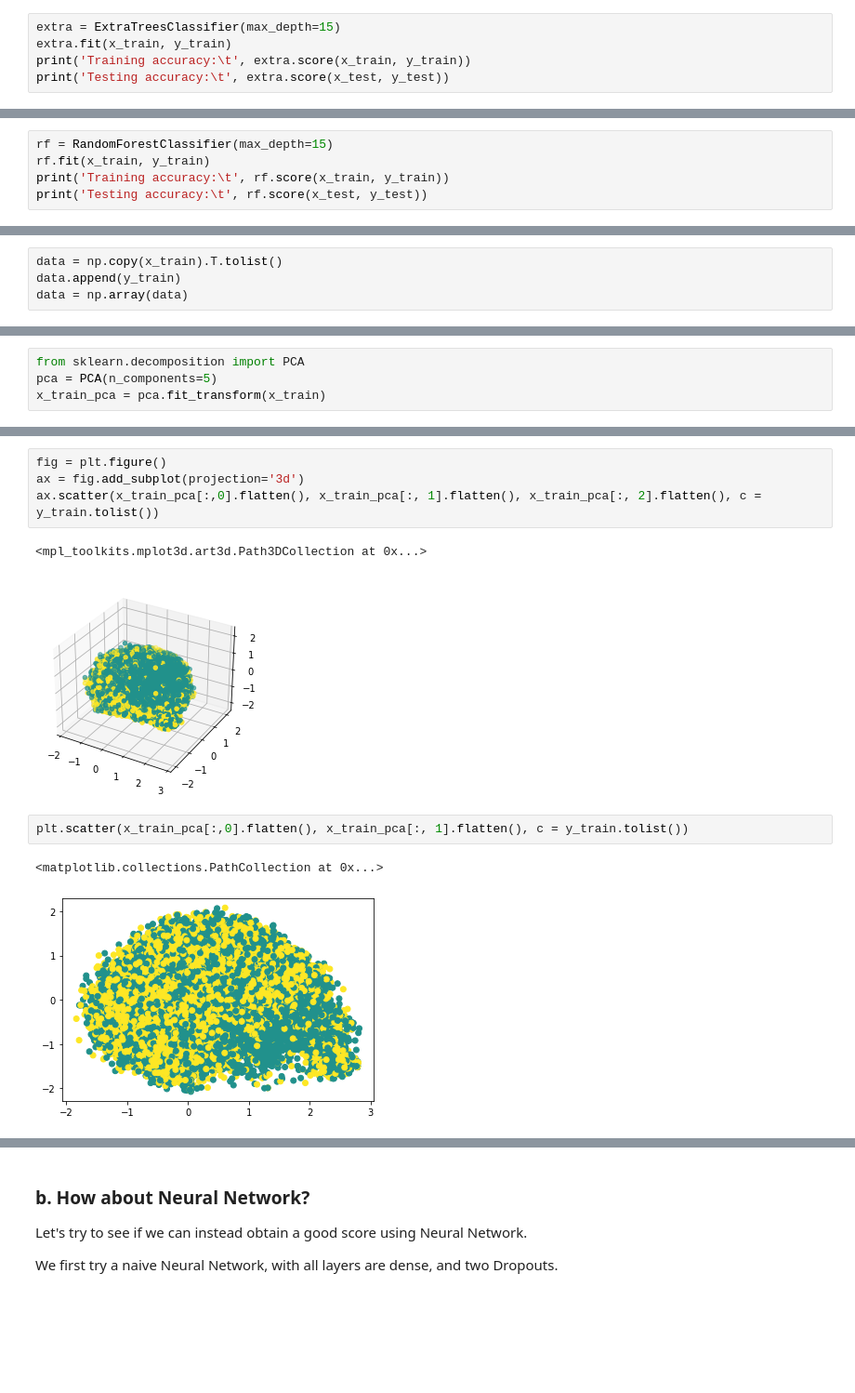
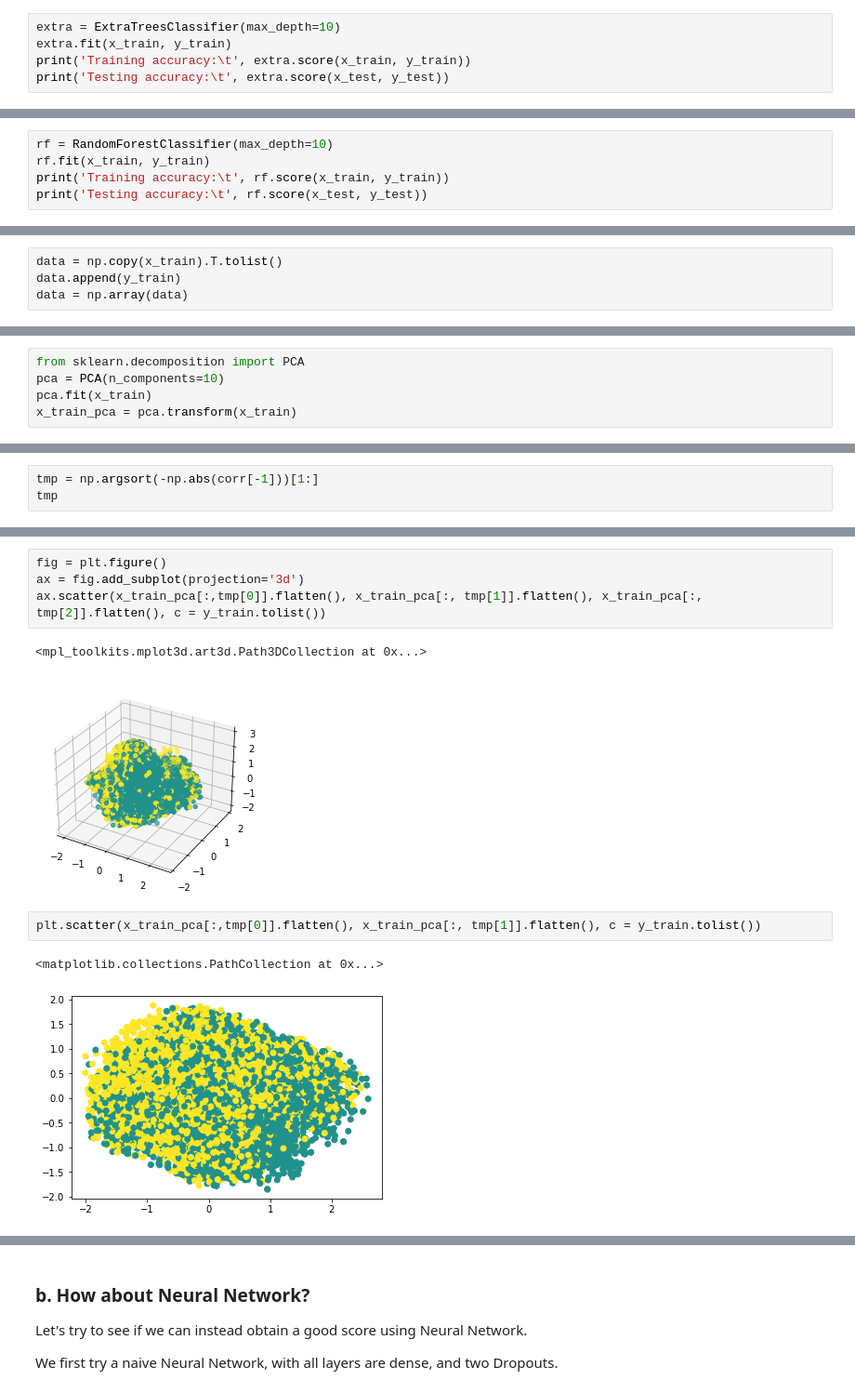
Before and after one commit to nhat-vo/clash-royale-ml, a Jupyter notebook: clashroyale.ipynb, the cells around one changed output, grey strips where cells are left out. Shown at 93% size. Saved outputs shown, nothing was run; the diff lists cells and outputs as text; blank space fills up the shorter version.

```diff
--- a/clashroyale.ipynb
+++ b/clashroyale.ipynb
@@ -187,5 +187,5 @@ Testing accuracy:        0.5904701397712834
 # %%
-extra = ExtraTreesClassifier(max_depth=15)
+extra = ExtraTreesClassifier(max_depth=10)
 extra.fit(x_train, y_train)
 print('Training accuracy:\t', extra.score(x_train, y_train))
 print('Testing accuracy:\t', extra.score(x_test, y_test))
@@ -195,5 +195,5 @@ Testing accuracy:        0.6005082592121982
 # %%
-rf = RandomForestClassifier(max_depth=15)
+rf = RandomForestClassifier(max_depth=10)
 rf.fit(x_train, y_train)
 print('Training accuracy:\t', rf.score(x_train, y_train))
 print('Testing accuracy:\t', rf.score(x_test, y_test))
@@ -889,7 +930,8 @@ plt.show()
 # %%
 from sklearn.decomposition import PCA
-pca = PCA(n_components=5)
-x_train_pca = pca.fit_transform(x_train)
+pca = PCA(n_components=10)
+pca.fit(x_train)
+x_train_pca = pca.transform(x_train)
 # %%
 data = np.copy(x_train_pca).T.tolist()
 data.append(y_train)
@@ -904,0 +947,3 @@ plt.show()
+# %%
+tmp = np.argsort(-np.abs(corr[-1]))[1:]
+tmp
@@ -905,12 +976,12 @@ plt.show()
 # %%
 fig = plt.figure()
 ax = fig.add_subplot(projection='3d')
-ax.scatter(x_train_pca[:,0].flatten(), x_train_pca[:, 1].flatten(), x_train_pca[:, 2].flatten(), c = y_train.tolist())
+ax.scatter(x_train_pca[:,tmp[0]].flatten(), x_train_pca[:, tmp[1]].flatten(), x_train_pca[:, tmp[2]].flatten(), c = y_train.tolist())
 # %% [output]
 <mpl_toolkits.mplot3d.art3d.Path3DCollection at 0x...>
-[figure, old version]
+[figure, new version]
 # %%
-plt.scatter(x_train_pca[:,0].flatten(), x_train_pca[:, 1].flatten(), c = y_train.tolist())
+plt.scatter(x_train_pca[:,tmp[0]].flatten(), x_train_pca[:, tmp[1]].flatten(), c = y_train.tolist())
 # %% [output]
 <matplotlib.collections.PathCollection at 0x...>
-[figure, old version]
+[figure, new version]
```
Also changed, not shown: parts of 48 cells of this notebook, 4 other files.
